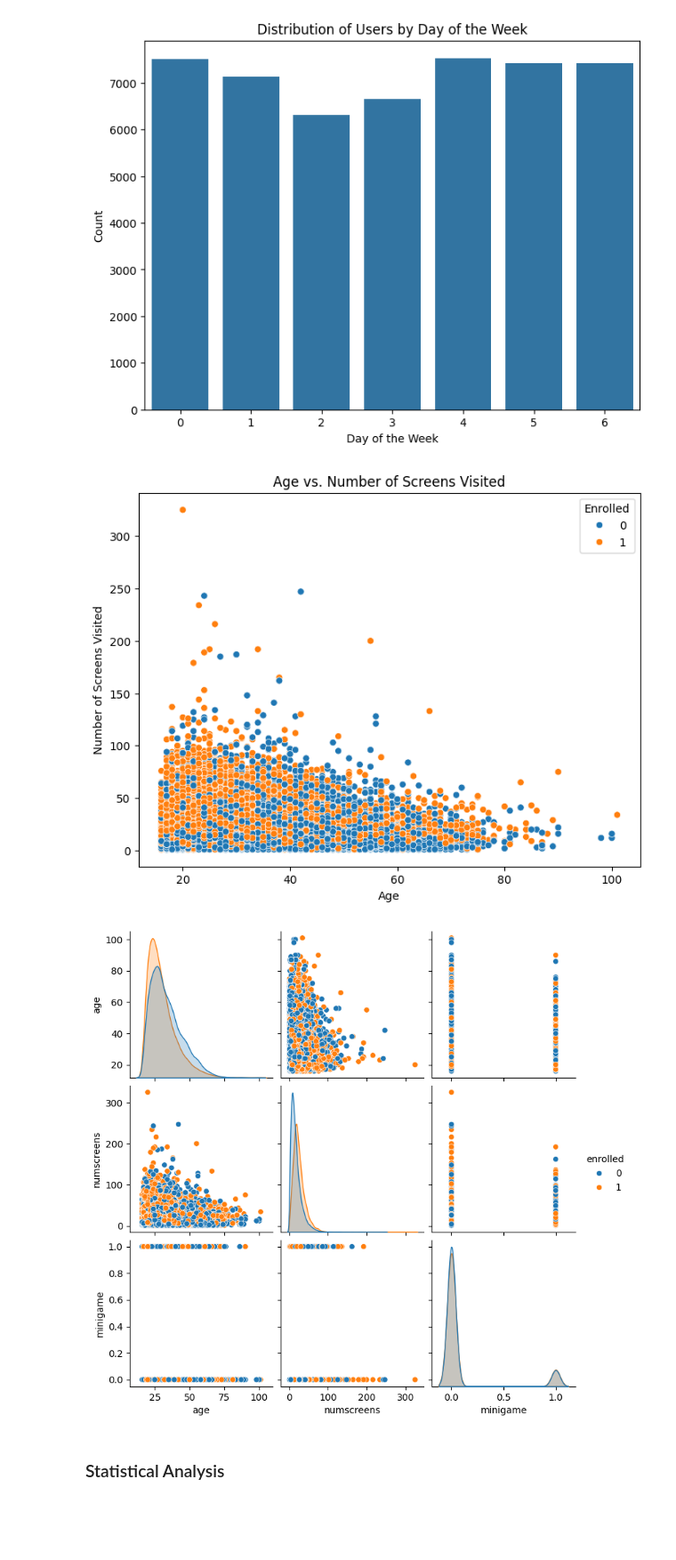
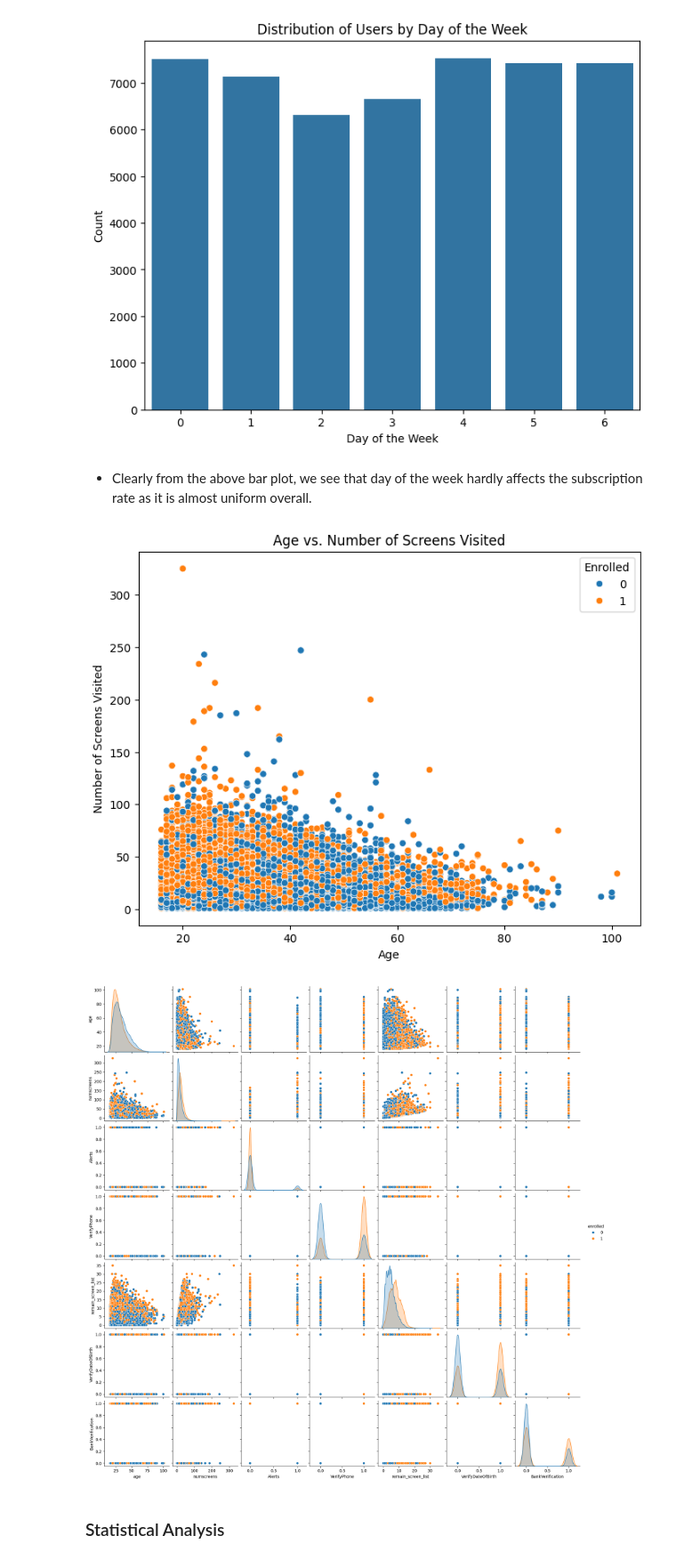
Before and after one commit to arygup/Behavioural-Research---Statistical-Methods, a Jupyter notebook: Aryan/Aryan.ipynb, the cells around one changed output. Shown at 89% size. Saved outputs shown, nothing was run; the diff lists cells and outputs as text; code cells hidden in the pictures; blank space fills up the shorter version.

Commit message:
Added some more statistically significant variables in pairplot and removed ProfileChildren column and minor changes to pearson correlation analysis

```diff
--- a/Aryan/Aryan.ipynb
+++ b/Aryan/Aryan.ipynb
@@ -137,22 +153,24 @@ plt.show()
 [figure]
 [figure]
 [figure]
+# %% [markdown]
+- Clearly from the above bar plot, we see that day of the week hardly affects the subscription rate as it is almost uniform overall.
 # %%
 # Scatter plot of age vs. number of screens visited
 plt.figure(figsize=(8, 6))
 sns.scatterplot(x='age', y='numscreens', data=data, hue='enrolled')
 plt.title('Age vs. Number of Screens Visited')
 plt.xlabel('Age')
 plt.ylabel('Number of Screens Visited')
 plt.legend(title='Enrolled', loc='upper right')
 plt.show()
 
 # Pair plot for selected numerical variables
-sns.pairplot(data[['age', 'numscreens', 'minigame', 'enrolled']], hue='enrolled')
+sns.pairplot(data[['age', 'numscreens', 'Alerts', 'VerifyPhone', 'remain_screen_list', 'VerifyDateOfBirth', 'BankVerification', 'enrolled']], hue='enrolled')
 plt.show()
 # %% [output]
 [figure]
-[figure, old version]
+[figure, new version]
 # %% [markdown]
 ### Statistical Analysis
 # %%
```
Also changed, not shown: parts of 4 cells of this notebook.
